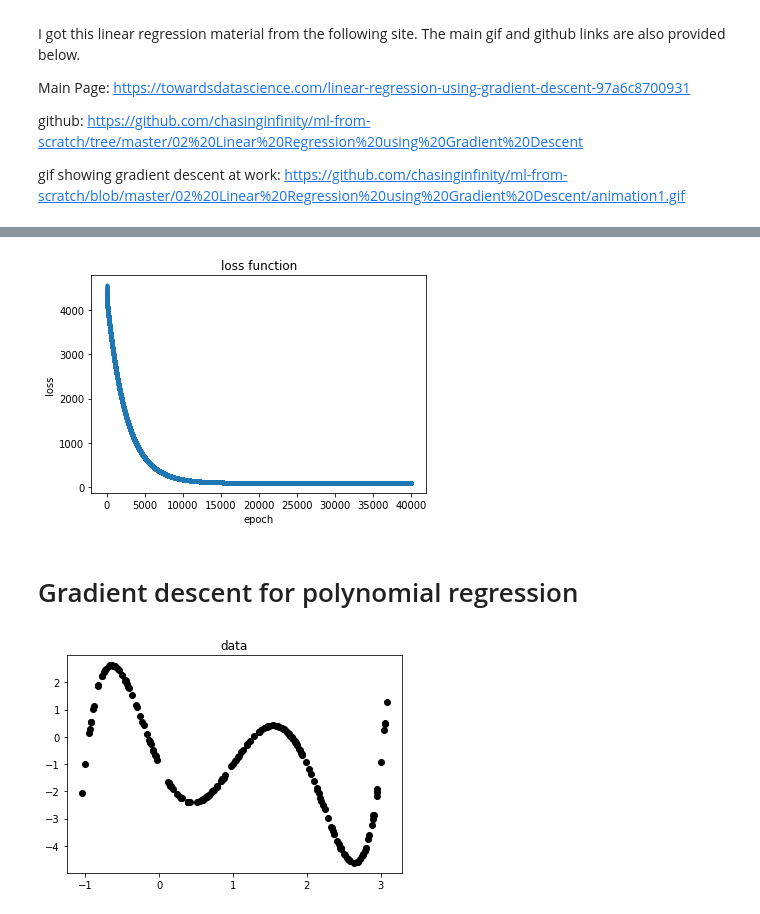
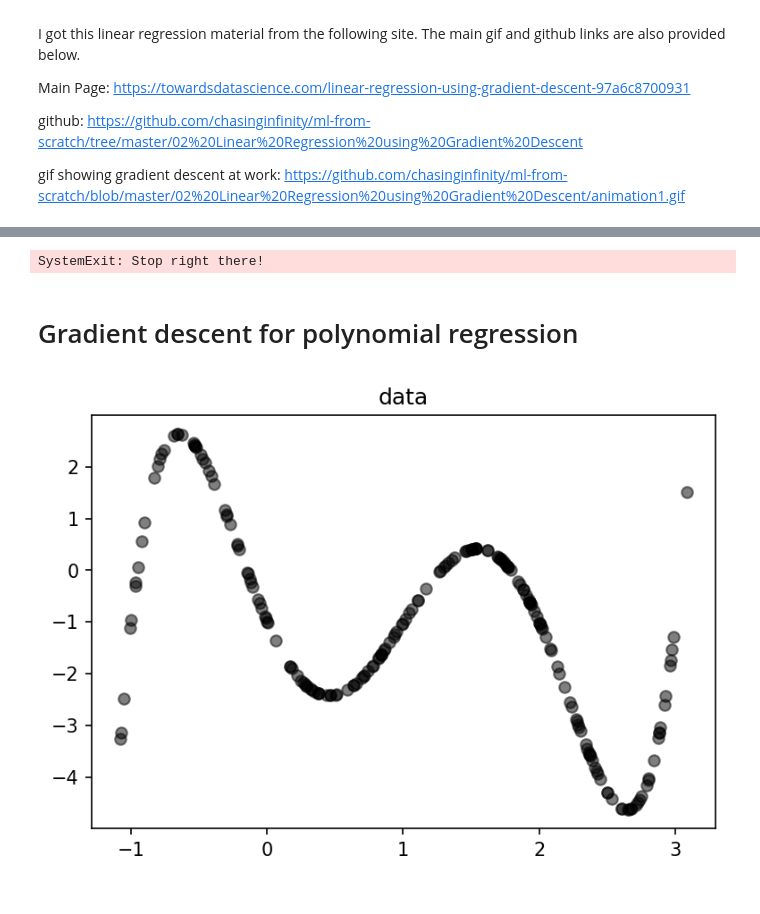
Before and after one commit to eabarnes1010/course_objective_analysis, a Jupyter notebook: code/ann_gradientDescent_linearRegression.ipynb, the cells around one changed output, grey strips where cells are left out. Drawn from its saved outputs; the diff is of its cells as text; code cells hidden in the pictures.

```diff
--- a/code/ann_gradientDescent_linearRegression.ipynb
+++ b/code/ann_gradientDescent_linearRegression.ipynb
@@ -123,46 +150,28 @@ plt.show()
-# %%
-#print the error history
-plt.figure()
-plt.plot(np.arange(0,len(errorHistory)),errorHistory,'.-')
-plt.title('loss function')
-plt.ylabel('loss')
-plt.xlabel('epoch')
-plt.show()
-# %% [output]
-[figure, removed]
+# %%
+raise SystemExit("Stop right there!")
+# %% [output]
+SystemExit: Stop right there!
 # %% [markdown]
 # Gradient descent for polynomial regression
-# %%
-# define functional fits
-def my_fit(a,x):
-    # m is the slope of the line
-    # c is the y-intercept
-    # x is the values to evaluate
-    # output: y, the evaluated values
-    y = a[0] + a[1]*x + a[2]*(x**2) + a[3]*(x**3) + a[4]*(x**4) + a[5]*(x**5)
-    return y
-
-def my_gradLoss(xtrain,ytrain,ypred):
-    n = float(len(xtrain))
-
-    gradLoss_a = np.empty(6,)
-    gradLoss_a[0] = 2/n * sum((ypred - ytrain)) #derivative wrt a0
-    gradLoss_a[1] = 2/n * sum(xtrain * (ypred - ytrain)) #derivative wrt a1
-    gradLoss_a[2] = 2/n * sum((xtrain**2) * (ypred - ytrain)) #derivative wrt a2
-    gradLoss_a[3] = 2/n * sum((xtrain**3) * (ypred - ytrain)) #derivative wrt a3
-    gradLoss_a[4] = 2/n * sum((xtrain**4) * (ypred - ytrain)) #derivative wrt a4
-    gradLoss_a[5] = 2/n * sum((xtrain**5) * (ypred - ytrain)) #derivative wrt a5
-
-    return gradLoss_a
 # %%
-# make data
-a_truth = -1.,-6.,5.,5.,-5,1.                           # MODIFY: vector of true/actual coefficients for the 5th order polynomial, i.e. "the truth"
-x = np.random.uniform(low=-1.1,high=3.1,size=200)
-y = my_fit(a_truth,x)
+# MAKE THE DATA
+
+# MODIFY: vector of true/actual coefficients for a pth-order polynomial,
+# i.e. "the truth"
+a_truth = (
+    -1.0,
+    -6.0,
+    5.0,
+    5.0,
+    -5.0,
+    1.0,
+)
+x = np.random.uniform(low=-1.1, high=3.1, size=200)
+y = my_fit(a_truth, x)
 
 plt.figure()
-plt.plot(x,y,'ok')
-plt.title('data')
+plt.plot(x, y, "ok", alpha=0.5)
+plt.title("data")
 plt.show()
 # %% [output]
-[figure, old version]
+[figure, new version]
```
Also changed, not shown: parts of 15 cells of this notebook.
